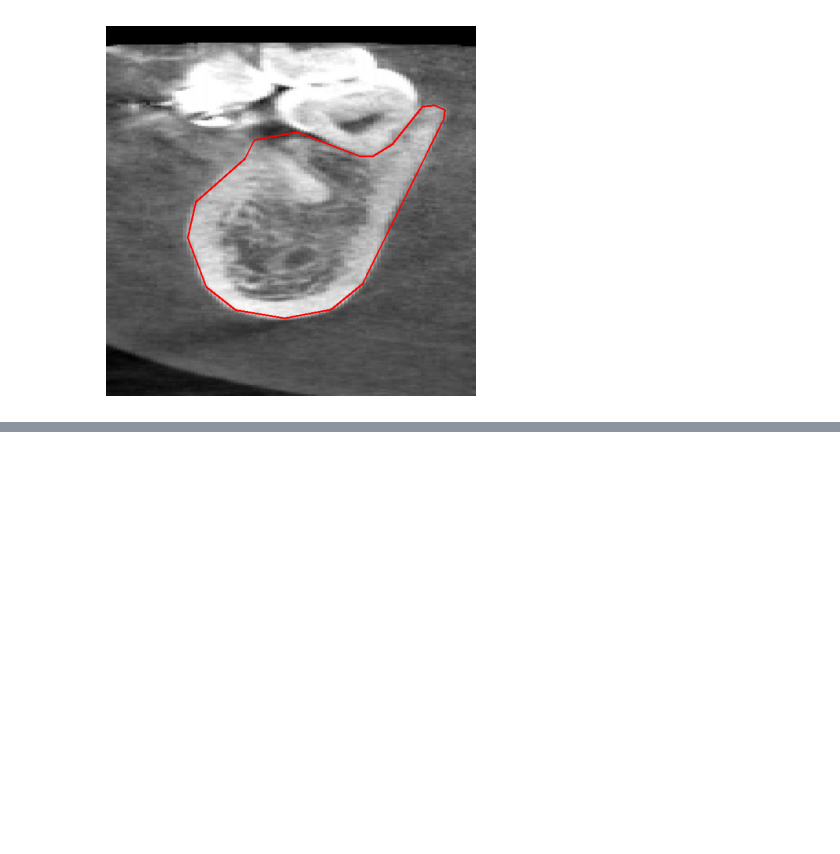
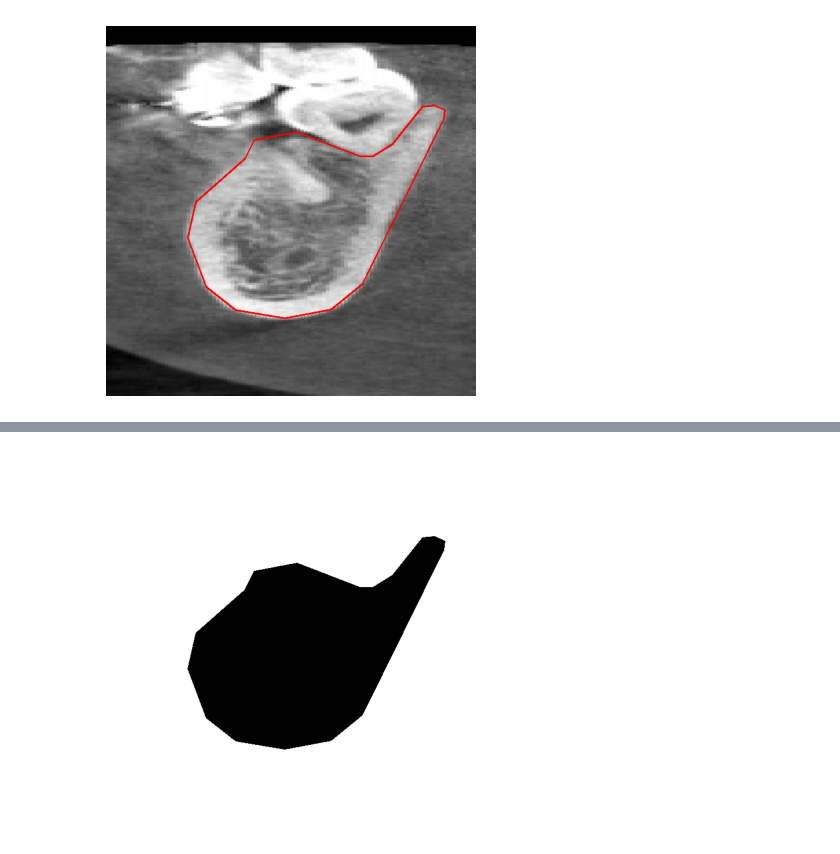
Before and after one commit to mohfarid99/Program, a Jupyter notebook: MC_AB_Segementation.ipynb, the cells around one changed output, grey strips where cells are left out. Saved outputs shown, nothing was run; the diff lists cells and outputs as text; code cells hidden in the pictures; blank space fills up the shorter version.

```diff
--- a/MC_AB_Segementation.ipynb
+++ b/MC_AB_Segementation.ipynb
@@ -770,0 +790,41 @@ plt.show()
+# %%
+import cv2
+import numpy as np
+import matplotlib.pyplot as plt
+
+# Read the image
+image = cv2.imread(img_path)
+
+# Create a blank black image with the same dimensions as the original image
+mask = np.zeros_like(image)
+
+# Read the ground truth annotations from the text file for class 0
+class_0_points = []
+with open(gt_path, "r") as file:
+    lines = file.readlines()
+    for line in lines:
+        data = line.split()
+        class_label = int(data[0])
+        if class_label == 0:
+            points = [(float(data[i]), float(data[i+1])) for i in range(1, len(data), 2)]
+            # Convert normalized coordinates to pixel coordinates
+            img_height, img_width, _ = image.shape
+            points = [(int(point[0] * img_width), int(point[1] * img_height)) for point in points]
+            class_0_points.extend(points)
+
+# Create a numpy array of points for drawing the polygon
+polygon_points = np.array(class_0_points)
+
+# Draw the filled polygon on the mask
+if len(polygon_points) > 0:
+    cv2.fillPoly(mask, [polygon_points], color=(255, 255, 255))
+
+# Invert the colors to make the area inside the polygon white and outside black
+mask = cv2.bitwise_not(mask)
+
+# Display the mask
+plt.imshow(mask, cmap='gray')
+plt.axis('off')  # Turn off axis
+plt.show()
+# %% [output]
+[figure, added]
```
Also changed, not shown: parts of 3 cells of this notebook, 2 other files.
